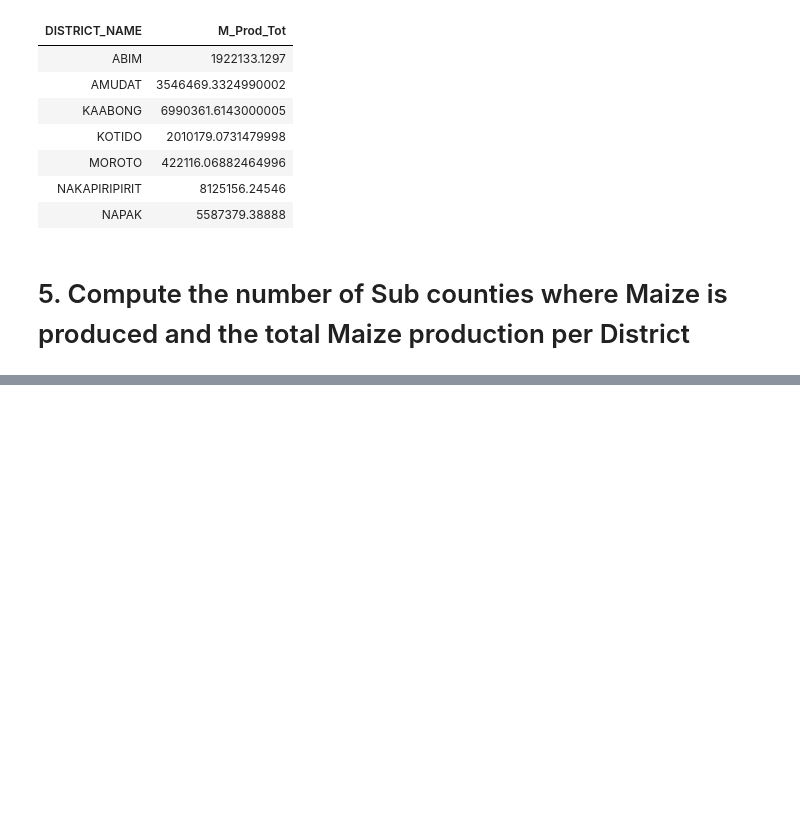
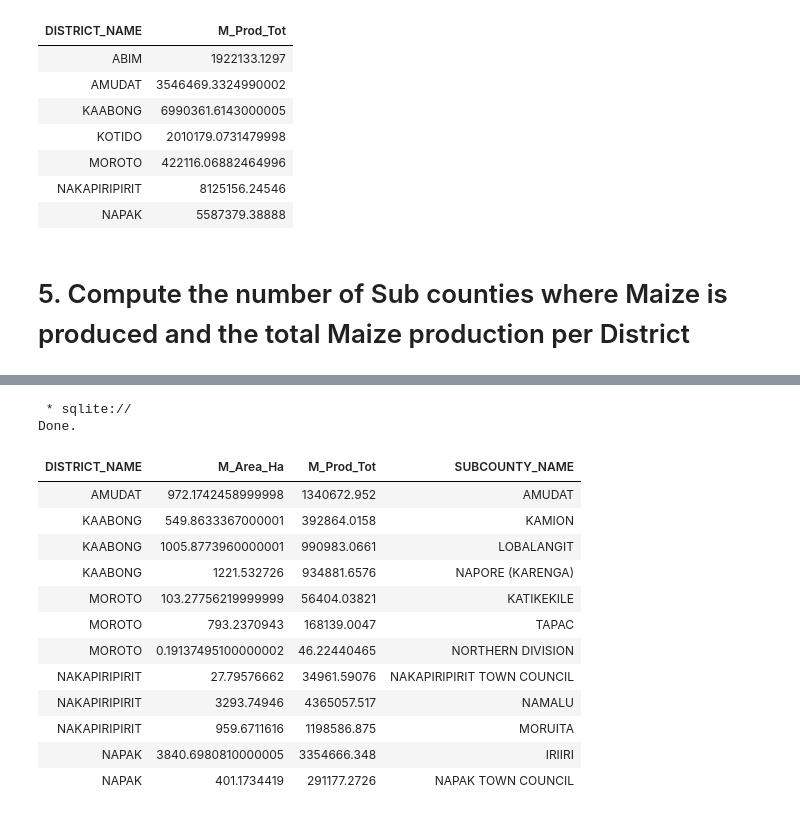
Before and after one commit to veronica1013/project_dsp, a Jupyter notebook: Moringa_Data_Science_Prep_W1_Independent_Project_2021_09_Veronica_Isiaho_SQL_Notebook.ipynb, the cells around one changed output, grey strips where cells are left out. Drawn from its saved outputs; the diff is of its cells as text; code cells hidden in the pictures; blank space fills up the shorter version.

```diff
--- a/Moringa_Data_Science_Prep_W1_Independent_Project_2021_09_Veronica_Isiaho_SQL_Notebook.ipynb
+++ b/Moringa_Data_Science_Prep_W1_Independent_Project_2021_09_Veronica_Isiaho_SQL_Notebook.ipynb
@@ -28,7 +28,8 @@ import pandas as pd
 # %%
 # Go to Colab drive, in the relevant file folder and
 #Click on the three dots to copy the file path then write below:
-Uganda = pd.read_csv('/content/Uganda_Subcounty_Crop_Yield.csv')
+
+Uganda = pd.read_csv('/content/drive/MyDrive/Colab Notebooks/ProjectDSP/Uganda_Subcounty_Crop_Yield.csv')
 # %%
 %sql DROP TABLE if EXISTS Uganda;
 %sql PERSIST Uganda;
@@ -157,0 +240,22 @@ SELECT DISTRICT_NAME
+# %%
+%%sql
+SELECT DISTRICT_NAME, M_Area_Ha, M_Prod_Tot, SUBCOUNTY_NAME
+FROM Uganda
+WHERE M_Area_Ha > S_Area_Ha
+ORDER BY DISTRICT_NAME;
+# %% [output]
+ * sqlite://
+Done.
+| DISTRICT_NAME | M_Area_Ha | M_Prod_Tot | SUBCOUNTY_NAME |
+| AMUDAT | 972.1742458999998 | 1340672.952 | AMUDAT |
+| KAABONG | 549.8633367000001 | 392864.0158 | KAMION |
+| KAABONG | 1005.8773960000001 | 990983.0661 | LOBALANGIT |
+| KAABONG | 1221.532726 | 934881.6576 | NAPORE (KARENGA) |
+| MOROTO | 103.27756219999999 | 56404.03821 | KATIKEKILE |
+| MOROTO | 793.2370943 | 168139.0047 | TAPAC |
+| MOROTO | 0.19137495100000002 | 46.22440465 | NORTHERN DIVISION |
+| NAKAPIRIPIRIT | 27.79576662 | 34961.59076 | NAKAPIRIPIRIT TOWN COUNCIL |
+| NAKAPIRIPIRIT | 3293.74946 | 4365057.517 | NAMALU |
+| NAKAPIRIPIRIT | 959.6711616 | 1198586.875 | MORUITA |
+| NAPAK | 3840.6980810000005 | 3354666.348 | IRIIRI |
+| NAPAK | 401.1734419 | 291177.2726 | NAPAK TOWN COUNCIL |
```
Also changed, not shown: parts of 9 cells of this notebook.
